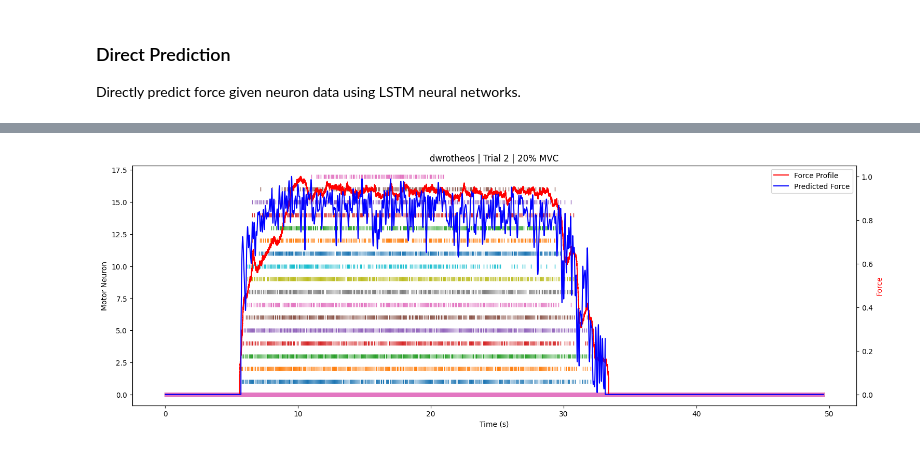
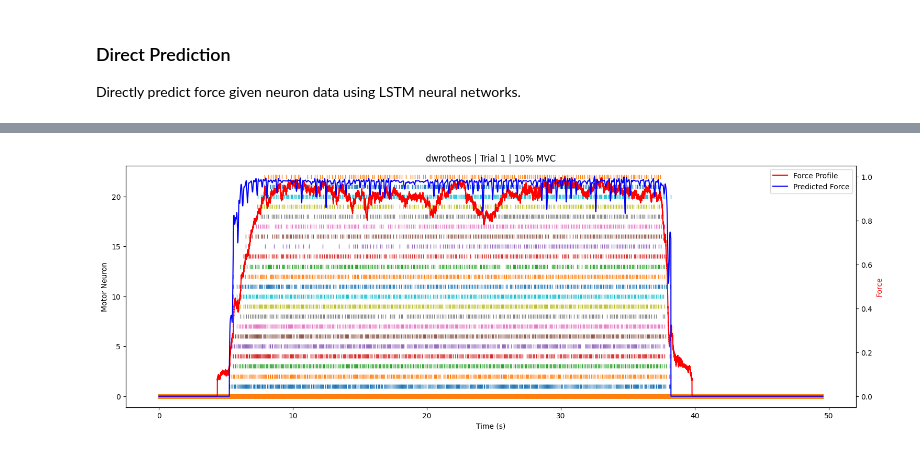
Before and after one commit to paul-bokelman/force-prediction, a Jupyter notebook: main.ipynb, the cells around one changed output, grey strips where cells are left out. Drawn from its saved outputs; the diff is of its cells as text; code cells hidden in the pictures.

```diff
--- a/main.ipynb
+++ b/main.ipynb
@@ -172,18 +251,20 @@ KeyboardInterrupt:
 # %%
+from prediction import constants
+processor = processing.processing.Processing(df, **constants.architecture_temporal_context_windows['medium'])
+model = prediction.dpm.DirectPredictionModel(processor=processor, architecture_name='2x-lstm', overwrite=False)
+
 # subject_name = 'giannatos'
 # mvc_level = 5
 # trial_number = 2
 
 subject_name = 'dwrotheos'
-mvc_level = 20
-trial_number = 2
+mvc_level = 10
+trial_number = 1
 
 # subject_name = 'giannatos'
-# mvc_level = 60
 # trial_number = 2
 
 trial = df[(df['subject'] == subject_name) & (df['mvc_level'] == mvc_level) & (df['trial_number'] == trial_number)].iloc[0]
-predicted_force = dpm.predict(trial=trial)
-predicted_force = processor.postprocess_prediction(trial, predicted_force) # postprocesses the prediction
-print(f"Predicted force: {predicted_force}")
+
+predicted_force = model.predict(trial['neuron_data'], trial['mvc_level'])
 # %% [output]
@@ -192,6 +273,6 @@ Predicted force: [0. 0. 0. ... 0. 0. 0.]
 # %%
 from globals.visualization import visualize_trial
 
-visualize_trial(df, subject=subject_name, mvc_level=mvc_level, trial_number=trial_number, predicted_force=predicted_force)
+visualize_trial(df, subject=trial['subject'], trial_number=trial['trial_number'], mvc_level=trial['mvc_level'], predicted_force=predicted_force)
 # %% [output]
-[figure, old version]
+[figure, new version]
```
Also changed, not shown: parts of 11 cells of this notebook, 16 other files.
